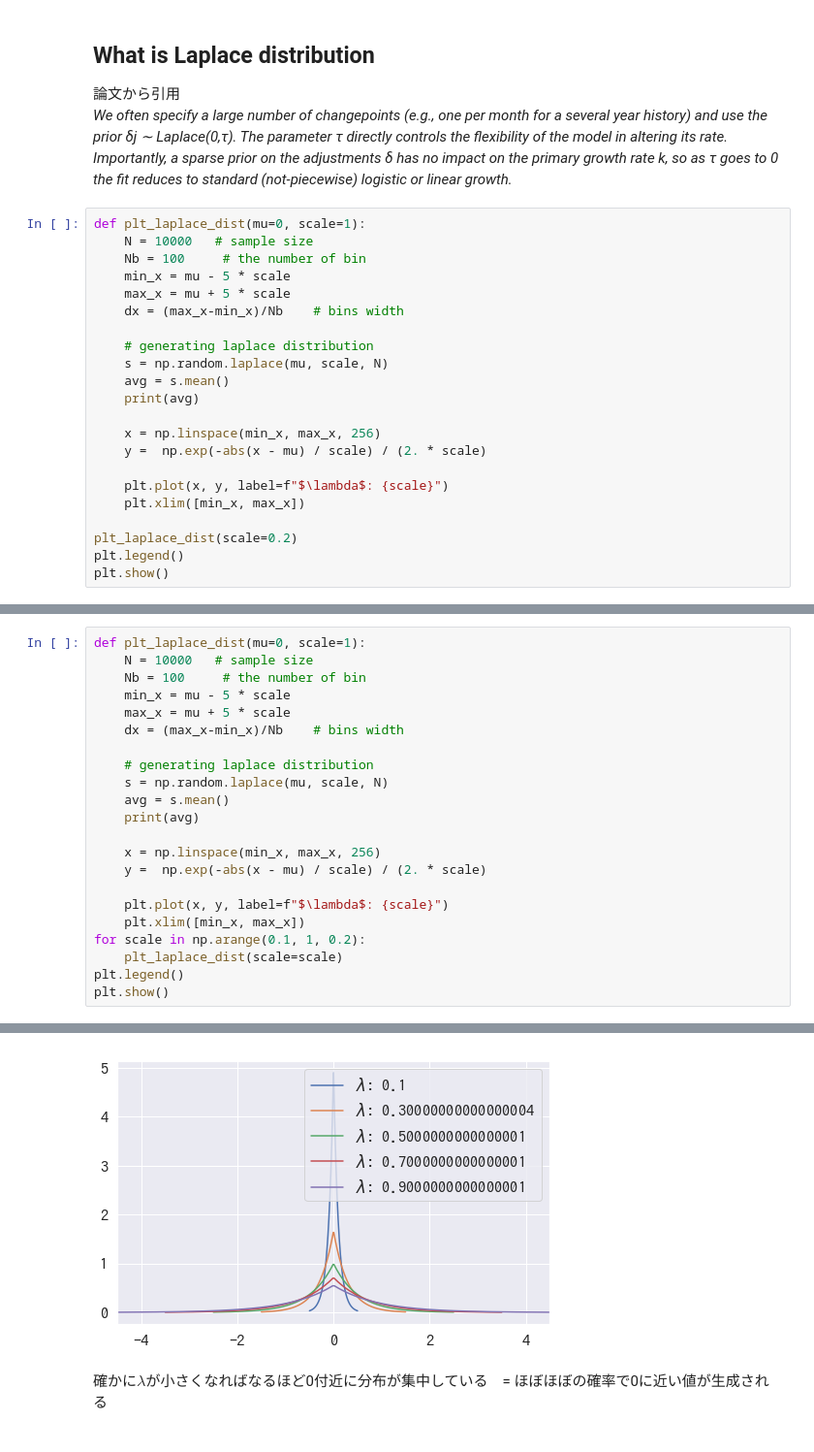
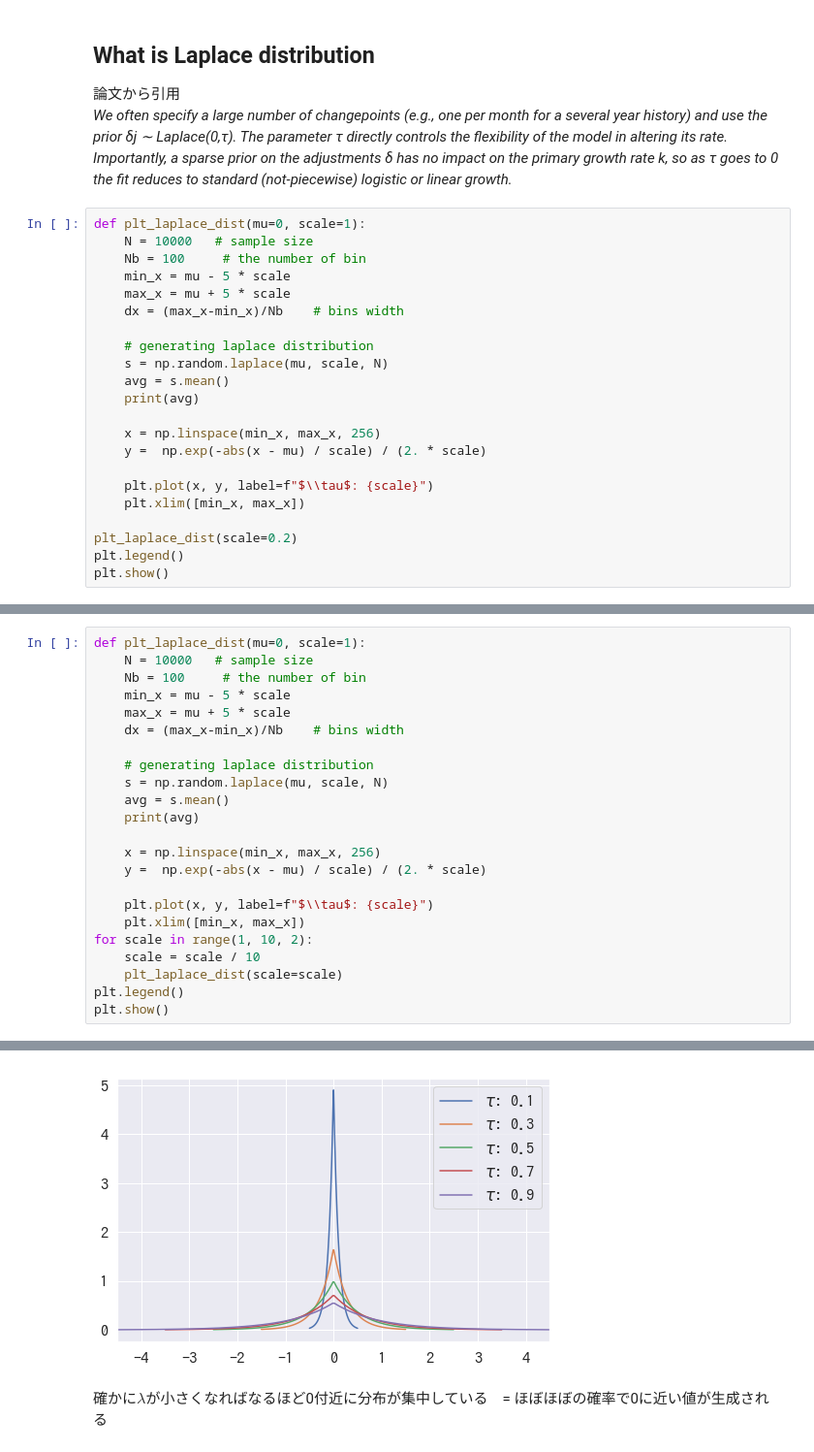
Before and after one commit to akhtoka/snippets, a Jupyter notebook: understand_prophet/prophet_calc.ipynb, the cells around one changed output, grey strips where cells are left out. Shown at 97% size. Drawn from its saved outputs; the diff is of its cells as text.

```diff
--- a/understand_prophet/prophet_calc.ipynb
+++ b/understand_prophet/prophet_calc.ipynb
@@ -280,7 +280,7 @@ def plt_laplace_dist(mu=0, scale=1):
     x = np.linspace(min_x, max_x, 256)
     y =  np.exp(-abs(x - mu) / scale) / (2. * scale)
 
-    plt.plot(x, y, label=f"$\lambda$: {scale}")
+    plt.plot(x, y, label=f"$\\tau$: {scale}")
     plt.xlim([min_x, max_x])
 
 plt_laplace_dist(scale=0.2)
@@ -305,9 +305,10 @@ def plt_laplace_dist(mu=0, scale=1):
     x = np.linspace(min_x, max_x, 256)
     y =  np.exp(-abs(x - mu) / scale) / (2. * scale)
 
-    plt.plot(x, y, label=f"$\lambda$: {scale}")
+    plt.plot(x, y, label=f"$\\tau$: {scale}")
     plt.xlim([min_x, max_x])
-for scale in np.arange(0.1, 1, 0.2):
+for scale in range(1, 10, 2):
+    scale = scale / 10
     plt_laplace_dist(scale=scale)
 plt.legend()
 plt.show()
@@ -320,4 +321,4 @@ plt.show()
-[figure, old version]
+[figure, new version]
 # %% [markdown]
 確かに$\lambda$が小さくなればなるほど0付近に分布が集中している　= ほぼほぼの確率で0に近い値が生成される
 # %%
```
Also changed, not shown: parts of 6 cells of this notebook.
